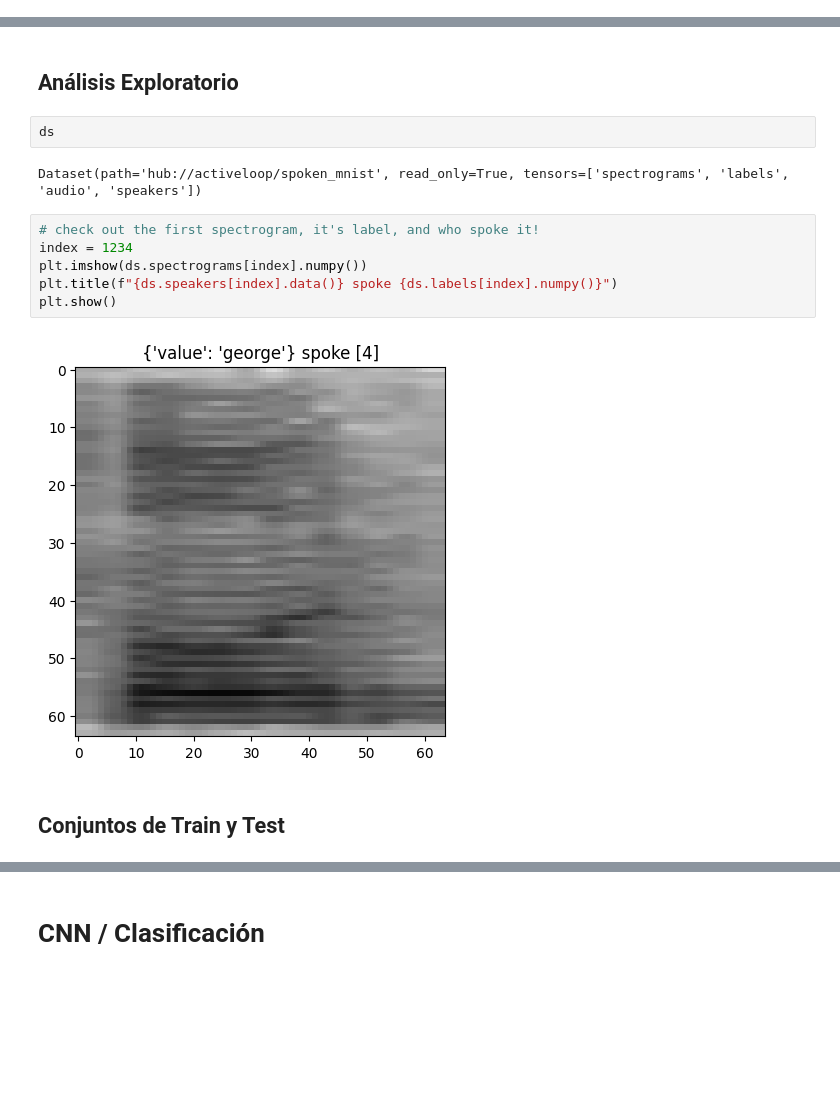
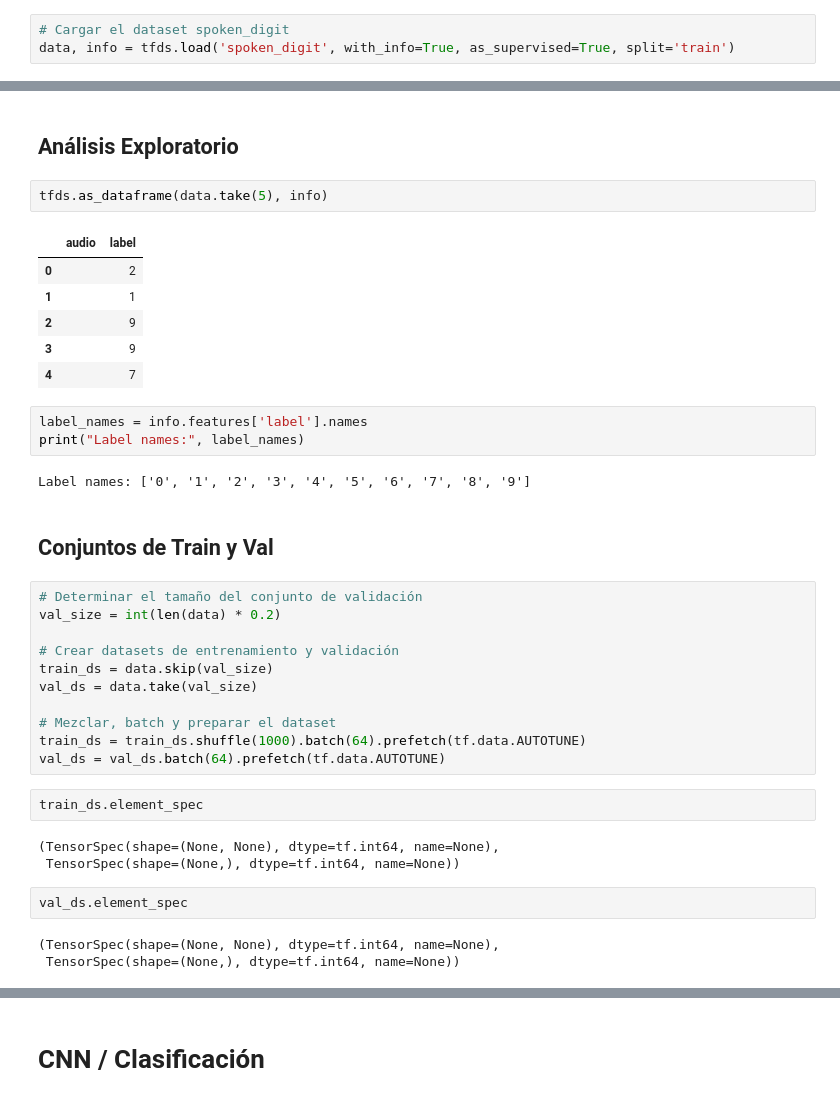
Before and after one commit to MiguelMussi/AAII_TP2, a Jupyter notebook: Problema_1.ipynb, the cells around one changed output, grey strips where cells are left out. Cells and saved outputs as stored; diff of their text form; blank space fills up the shorter version.

```diff
--- a/Problema_1.ipynb
+++ b/Problema_1.ipynb
@@ -105,0 +89,3 @@ ds.visualize()
+# %%
+# Cargar el dataset spoken_digit
+data, info = tfds.load('spoken_digit', with_info=True, as_supervised=True, split='train')
@@ -106,17 +99,40 @@ ds.visualize()
 # %% [markdown]
 ## Análisis Exploratorio
-# %%
-ds
-# %% [output]
-Dataset(path='hub://activeloop/spoken_mnist', read_only=True, tensors=['spectrograms', 'labels', 'audio', 'speakers'])
-# %%
-# check out the first spectrogram, it's label, and who spoke it!
-index = 1234
-plt.imshow(ds.spectrograms[index].numpy())
-plt.title(f"{ds.speakers[index].data()} spoke {ds.labels[index].numpy()}")
-plt.show()
-# %% [output]
-[figure, removed]
+# %%
+tfds.as_dataframe(data.take(5), info)
+# %% [output]
+|  | audio | label |
+| 0 |  | 2 |
+| 1 |  | 1 |
+| 2 |  | 9 |
+| 3 |  | 9 |
+| 4 |  | 7 |
+# %%
+label_names = info.features['label'].names
+print("Label names:", label_names)
+# %% [output]
+Label names: ['0', '1', '2', '3', '4', '5', '6', '7', '8', '9']
 # %% [markdown]
-## Conjuntos de Train y Test
+## Conjuntos de Train y Val
+# %%
+# Determinar el tamaño del conjunto de validación
+val_size = int(len(data) * 0.2)
+
+# Crear datasets de entrenamiento y validación
+train_ds = data.skip(val_size)
+val_ds = data.take(val_size)
+
+# Mezclar, batch y preparar el dataset
+train_ds = train_ds.shuffle(1000).batch(64).prefetch(tf.data.AUTOTUNE)
+val_ds = val_ds.batch(64).prefetch(tf.data.AUTOTUNE)
+# %%
+train_ds.element_spec
+# %% [output]
+(TensorSpec(shape=(None, None), dtype=tf.int64, name=None),
+ TensorSpec(shape=(None,), dtype=tf.int64, name=None))
+# %%
+val_ds.element_spec
+# %% [output]
+(TensorSpec(shape=(None, None), dtype=tf.int64, name=None),
+ TensorSpec(shape=(None,), dtype=tf.int64, name=None))
 # %% [markdown]
```
Also changed, not shown: parts of 18 cells of this notebook.
